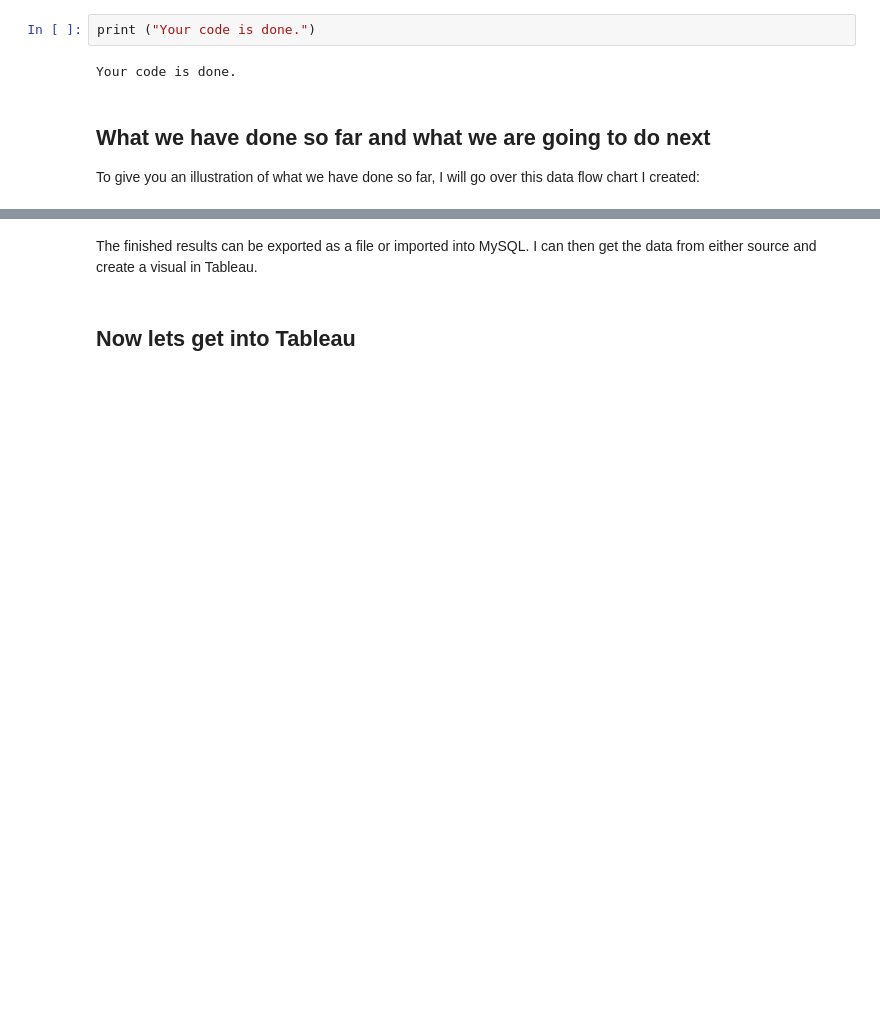
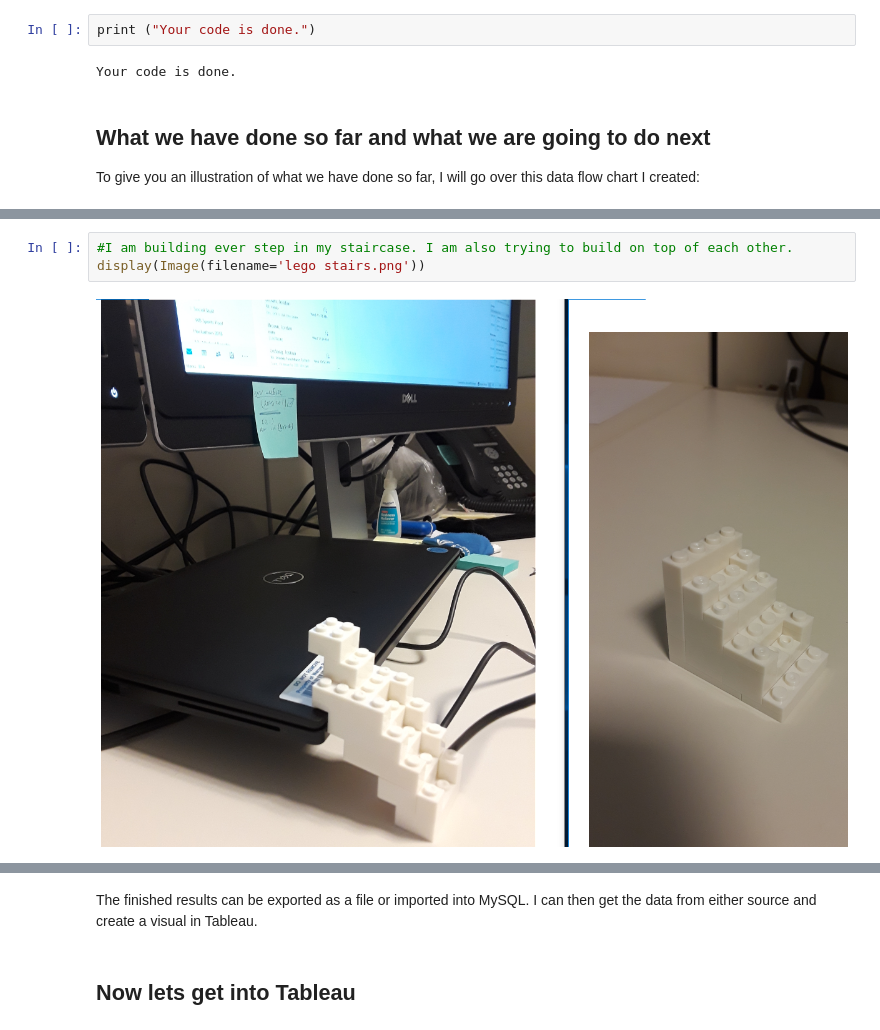
Before and after one commit to tygithub18/Scikit-Learn-ML-car-data, a Jupyter notebook: DB ML Car Example- Ver 2 -100 Output.ipynb, the cells around one changed output, grey strips where cells are left out. Drawn from its saved outputs; the diff is of its cells as text; blank space fills up the shorter version.

```diff
--- a/DB ML Car Example- Ver 2 -100 Output.ipynb
+++ b/DB ML Car Example- Ver 2 -100 Output.ipynb
@@ -472,3 +487,8 @@ display(Image(filename='Ty Data Tool Chart.png'))
+# %%
+#I am building ever step in my staircase. I am also trying to build on top of each other.
+display(Image(filename='lego stairs.png'))
+# %% [output]
+[figure, added]
 # %%
 #Output of how long the code took to finish
 final_time = int(time.time() - start_time)
```
Also changed, not shown: parts of 10 cells of this notebook.
